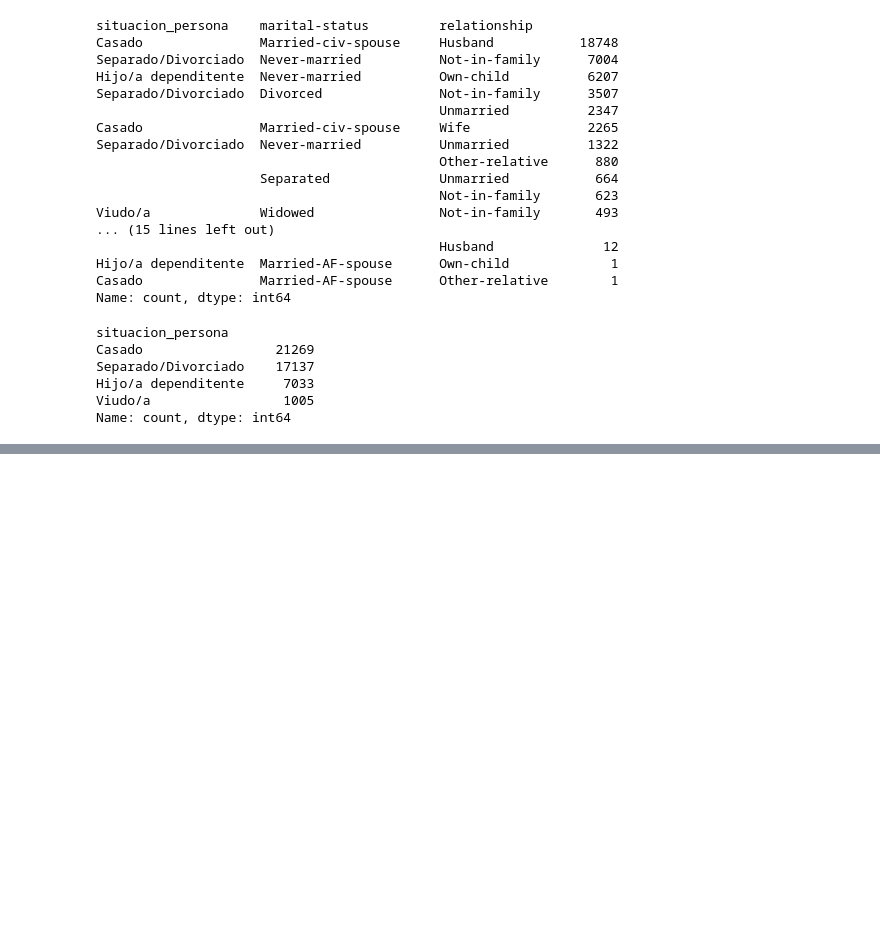
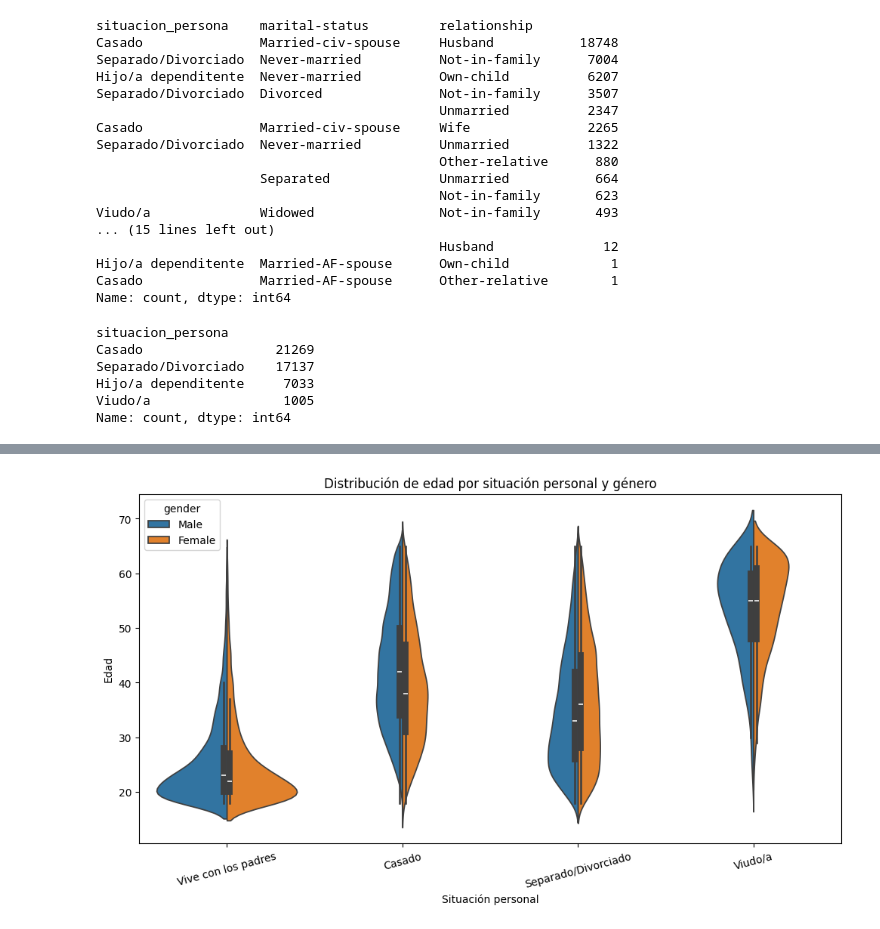
Before and after one commit to miqaapz98/IAA_2026, a Jupyter notebook: TP2_IAA.ipynb, the cells around one changed output, grey strips where cells are left out. Saved outputs shown, nothing was run; the diff lists cells and outputs as text; code cells hidden in the pictures; blank space fills up the shorter version.

```diff
--- a/TP2_IAA.ipynb
+++ b/TP2_IAA.ipynb
@@ -402,0 +443,23 @@ pd.crosstab(
+# %%
+import matplotlib.pyplot as plt
+import seaborn as sns
+
+plt.figure(figsize=(12,6))
+
+sns.violinplot(
+    data=df,
+    x="situacion_persona",
+    y="age",
+    hue="gender",
+    split=True
+)
+
+plt.title("Distribución de edad por situación personal y género")
+plt.xlabel("Situación personal")
+plt.ylabel("Edad")
+
+plt.xticks(rotation=15)
+
+plt.show()
+# %% [output]
+[figure, added]
```
Also changed, not shown: parts of 4 cells of this notebook.
